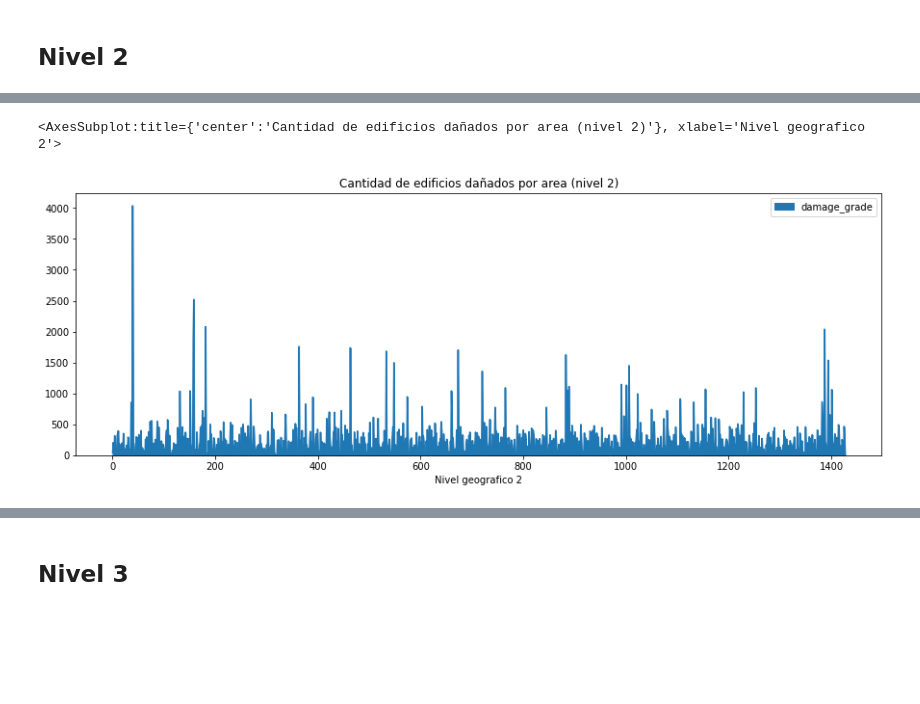
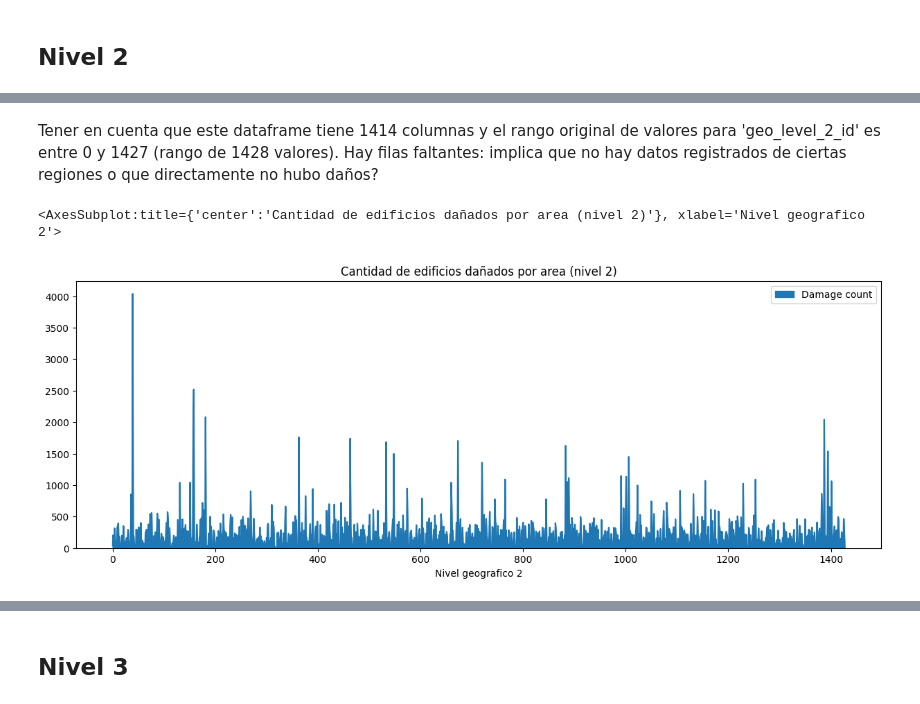
Before and after one commit to Noenf/Datos-1C2021, a Jupyter notebook: TP1/Analisis Region.ipynb, the cells around one changed output, grey strips where cells are left out. Saved outputs shown, nothing was run; the diff lists cells and outputs as text; code cells hidden in the pictures; blank space fills up the shorter version.

```diff
--- a/TP1/Analisis Region.ipynb
+++ b/TP1/Analisis Region.ipynb
@@ -4,6 +4,10 @@
 import datetime as datetime
 import pandas as pd
 import numpy as np
+import matplotlib.pyplot as plt
+import seaborn as sns
+
+plt.style.use('default')
 # %%
 df = pd.read_csv('dataset_v1')
 df = df.drop(columns=['Unnamed: 0'])
@@ -56,3 +60,6 @@ damage_grades_level_1.plot(kind='bar', figsize=(20,10),
 [figure]
 # %% [markdown]
 ## Nivel 2
+# %%
+damage_count_level_2 = df_regiones_level_2.groupby('geo_level_2_id').count().rename(columns={'damage_grade': 'Damage count'})
+damage_count_level_2.info()
@@ -59,6 +75,10 @@ damage_grades_level_1.plot(kind='bar', figsize=(20,10),
+# %% [markdown]
+Tener en cuenta que este dataframe tiene 1414 columnas y el rango original de valores para 'geo_level_2_id'
+es entre 0 y 1427 (rango de 1428 valores). Hay filas faltantes: implica que no hay datos registrados de ciertas
+regiones o que directamente no hubo daños?
 # %%
-cant_regiones_level_2 = df_regiones_level_2.groupby('geo_level_2_id').count()
-cant_regiones_level_2.plot(kind='area', figsize=(15,5),xlabel = "Nivel geografico 2", title="Cantidad de edificios dañados por area (nivel 2)")
+damage_count_level_2.plot(kind='area', figsize=(15,5),
+                           xlabel = "Nivel geografico 2", title="Cantidad de edificios dañados por area (nivel 2)")
 # %% [output]
 <AxesSubplot:title={'center':'Cantidad de edificios dañados por area (nivel 2)'}, xlabel='Nivel geografico 2'>
-[figure, old version]
+[figure, new version]
```
Also changed, not shown: parts of 26 cells of this notebook.
